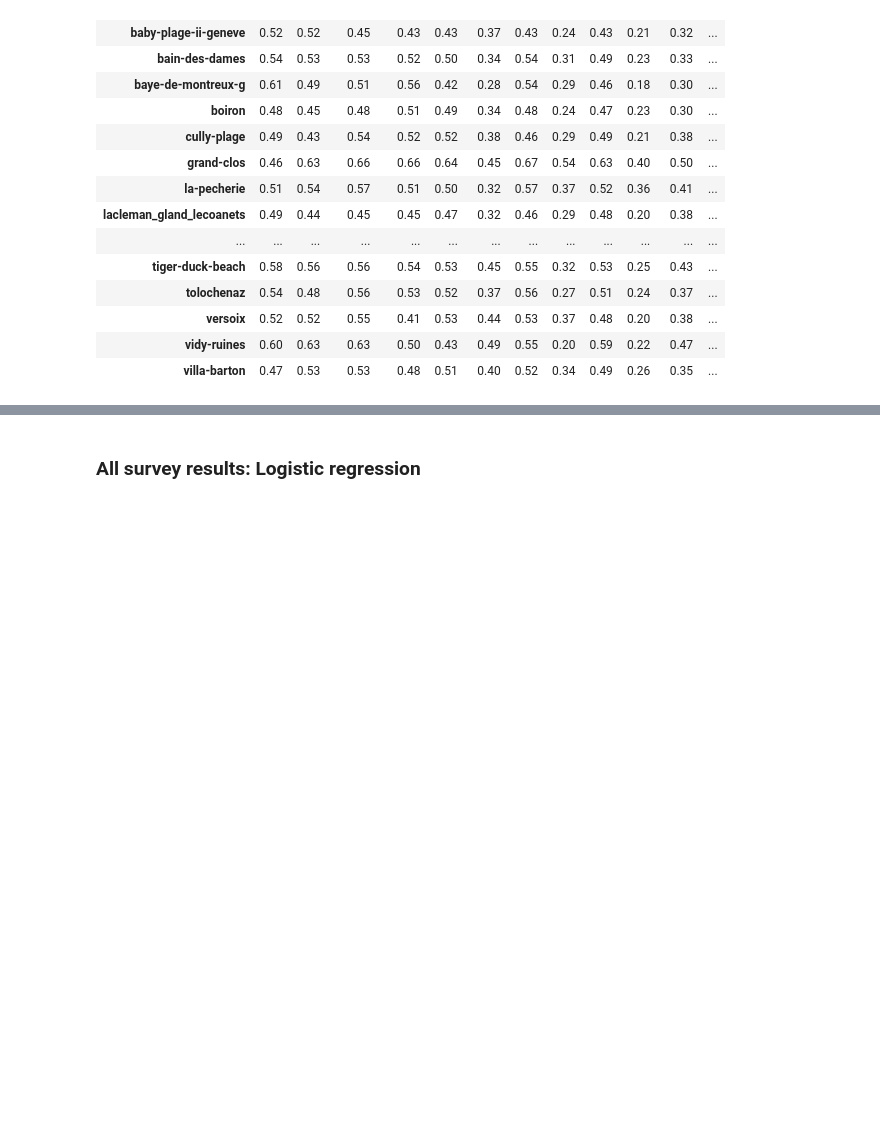
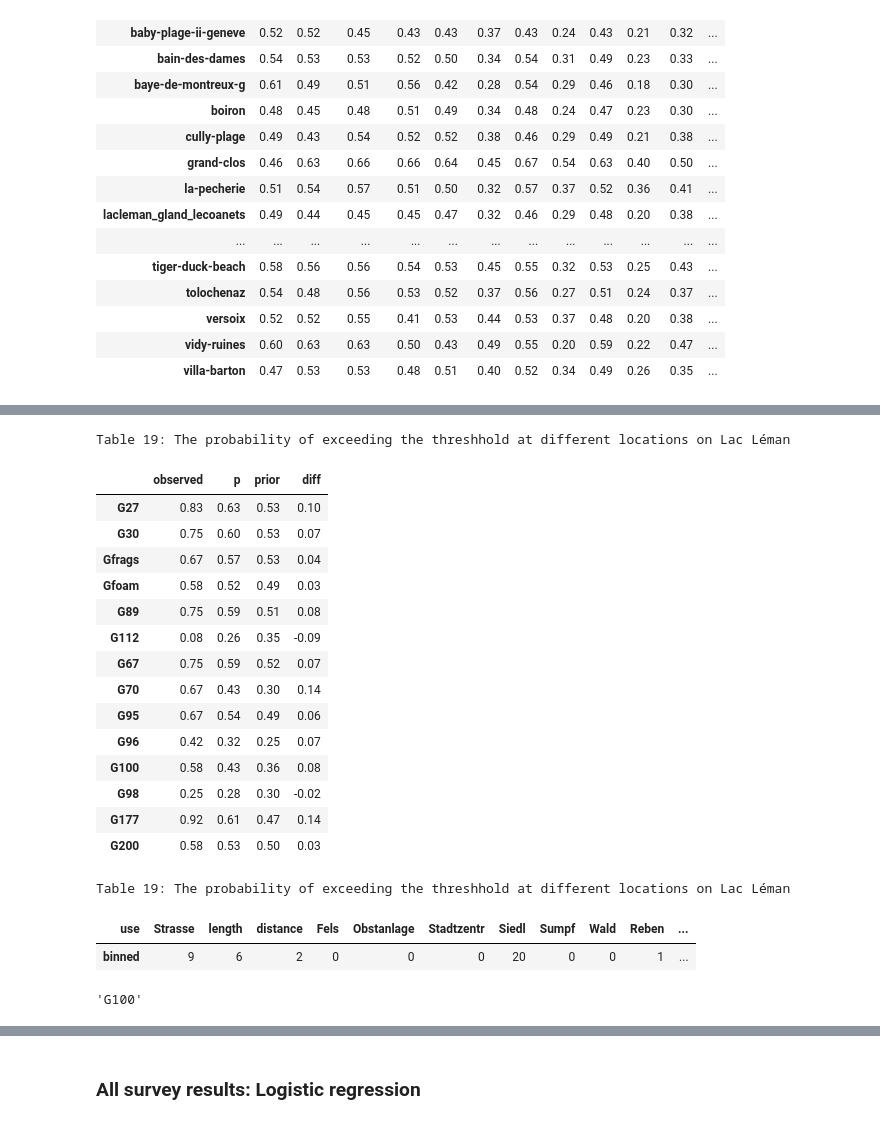
Before and after one commit to hammerdirt-analyst/landuse, a Jupyter notebook: probability.ipynb, the cells around one changed output, grey strips where cells are left out. Saved outputs shown, nothing was run; the diff lists cells and outputs as text; code cells hidden in the pictures; blank space fills up the shorter version.

```diff
--- a/probability.ipynb
+++ b/probability.ipynb
@@ -1915,21 +1908,15 @@ rhone = probability_of_survey_area(codes, df, lusek_copy, survey_area)
 
 luse_s = land_use_effects_for_binmap(rhone, survey_area)
 # %%
-dfs_lu = [pd.DataFrame(x) for x in luse_s]
-adf = pd.concat(dfs_lu, axis=1)
-x = survey_area_summary(rhone, "rhone")
-rhone_s = pd.DataFrame(index=x.keys(), data=x.values(), columns=["rhone"])
-adf = adf.T
-adf = pd.concat([adf, rhone_s], axis=1)
+adf = land_use_effects_map(luse_s, rhone, survey_area)
 cell_borders = abs(adf) >= 0.5
 cell_borders = cell_borders.astype(str)
 adfx = adf.style.format(remove_neg, precision=2).background_gradient(vmin=-1, vmax=1, cmap='coolwarm')
 adfx.set_table_styles([
     {'selector': '.True', 'props': 'color:white; border: 2px solid white;'},
     {'selector': '.False', 'props': 'color:gray;'},
-    table_caption,
-
-                      ],overwrite=False)
+    table_caption],
+    overwrite=False)
 caption = "<b>Table 18:</b> The probability of exceeding the national median by object and landuse, Rhône Survey area"
 adfx.set_td_classes(cell_borders).set_caption(caption)
 # %% [output]
@@ -1985,0 +1996,50 @@ Table 19: The probability of exceeding the threshhold at different locations on
+# %%
+observed = pd.DataFrame({rhone[i]["lac-leman"].code:rhone[i]["lac-leman"].tested.loc[rhone[i]["lac-leman"].locations]["k/n"] for i in np.arange(len(rhone))})
+
+def n_samples(x, param, n_data):
+    n = ndata.loc[x]
+    s = n*param
+
+    return s
+
+this_beach = "quai-maria-belgia"
+n_data = rhone[0]["lac-leman"].tested[["n", "k"]]
+diff_times_n = diff.loc[this_beach].values*n_data.loc[this_beach]["n"]
+abeach = pd.DataFrame(diff.loc[this_beach])
+abeach["diff"] = abeach[this_beach]
+abeach["p"] = alake.loc[this_beach]
+abeach["prior"] = lake_priors.loc[this_beach]
+abeach["observed"] = observed.loc[this_beach]
+abeach.drop(this_beach, axis=1, inplace=True)
+abeach["s"] = diff_times_n
+abeach[["observed","p","prior",  "diff"]].style.format(precision=2).background_gradient(cmap='RdYlGn_r').set_table_styles(table_css_styles).set_caption(caption)
+# %% [output]
+Table 19: The probability of exceeding the threshhold at different locations on Lac Léman
+|  | observed | p | prior | diff |
+| G27 | 0.83 | 0.63 | 0.53 | 0.10 |
+| G30 | 0.75 | 0.60 | 0.53 | 0.07 |
+| Gfrags | 0.67 | 0.57 | 0.53 | 0.04 |
+| Gfoam | 0.58 | 0.52 | 0.49 | 0.03 |
+| G89 | 0.75 | 0.59 | 0.51 | 0.08 |
+| G112 | 0.08 | 0.26 | 0.35 | -0.09 |
+| G67 | 0.75 | 0.59 | 0.52 | 0.07 |
+| G70 | 0.67 | 0.43 | 0.30 | 0.14 |
+| G95 | 0.67 | 0.54 | 0.49 | 0.06 |
+| G96 | 0.42 | 0.32 | 0.25 | 0.07 |
+| G100 | 0.58 | 0.43 | 0.36 | 0.08 |
+| G98 | 0.25 | 0.28 | 0.30 | -0.02 |
+| G177 | 0.92 | 0.61 | 0.47 | 0.14 |
+| G200 | 0.58 | 0.53 | 0.50 | 0.03 |
+# %%
+abeach_bin = rhone[0]["lac-leman"].land_use_tested
+abeach_bin = abeach_bin[abeach_bin.location == this_beach].set_index("use", drop=True)
+abeach_bin[["binned"]].T.style.format(precision=2).background_gradient(vmin=0, vmax=20, cmap='RdYlGn_r').set_table_styles(table_css_styles).set_caption(caption)
+# %% [output]
+Table 19: The probability of exceeding the threshhold at different locations on Lac Léman
+| use | Strasse | length | distance | Fels | Obstanlage | Stadtzentr | Siedl | Sumpf | Wald | Reben | ... |
+| binned | 9 | 6 | 2 | 0 | 0 | 0 | 20 | 0 | 0 | 1 | ... |
+# %%
+ll = rhone[10]["lac-leman"]
+ll.code
+# %% [output]
+'G100'
```
Also changed, not shown: parts of 15 cells of this notebook.
